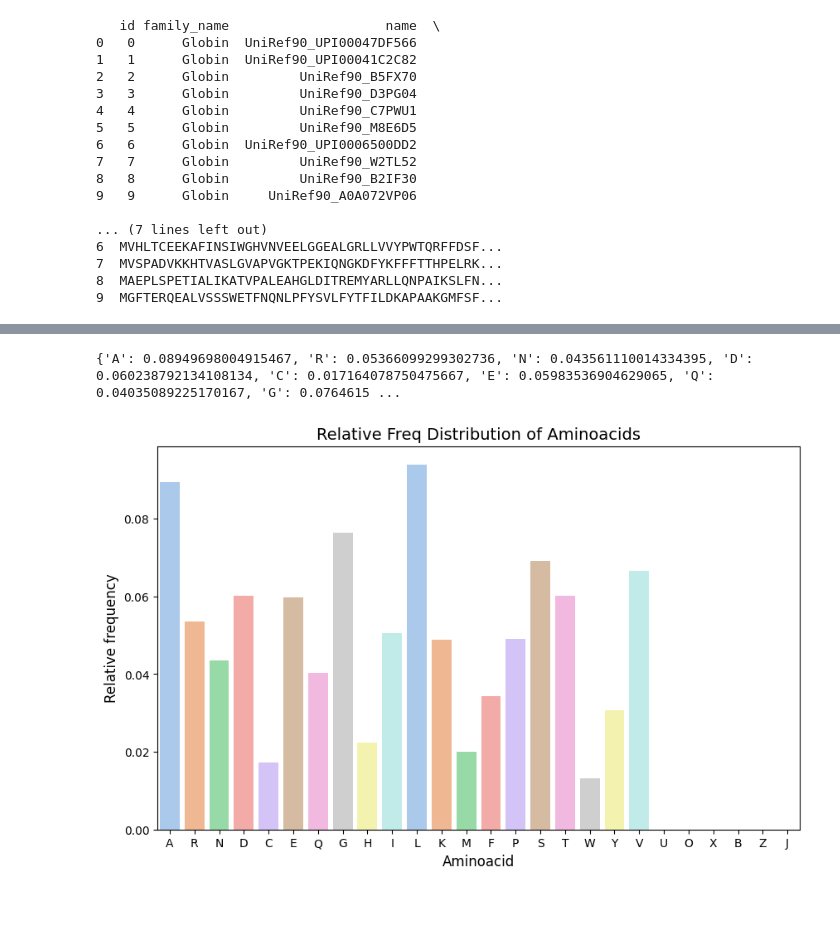
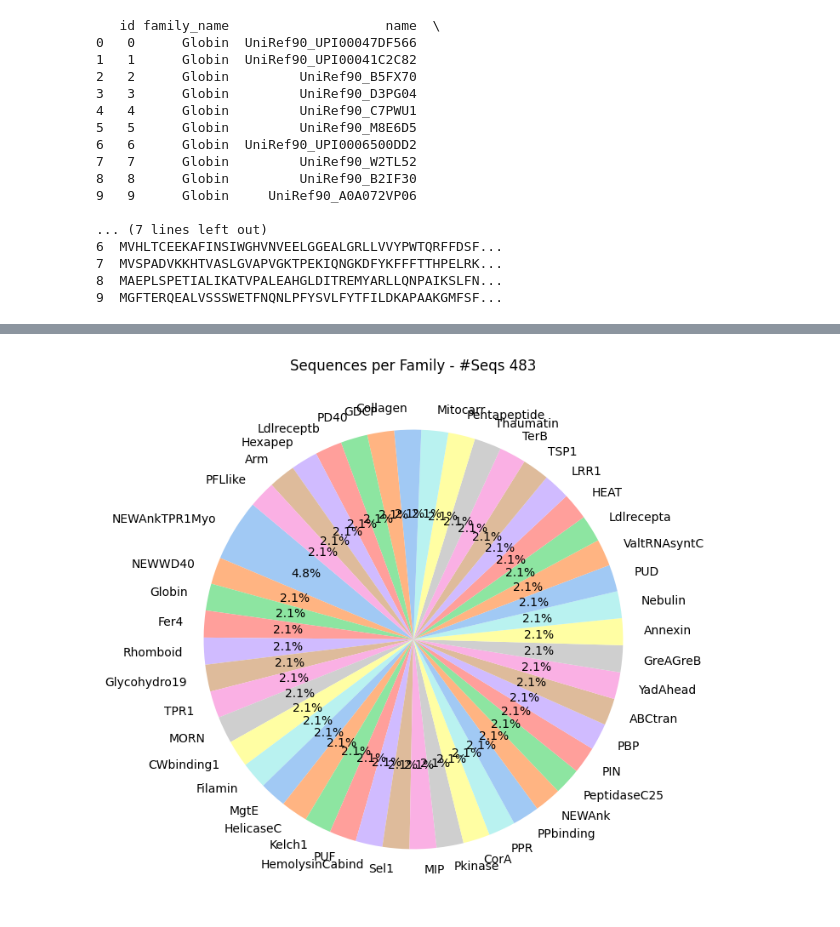
Before and after one commit to mgiordano/prot-mr-embeddings, a Jupyter notebook: corpus_prep/corpus_prep_exploration.ipynb, the cells around one changed output, grey strips where cells are left out. Saved outputs shown, nothing was run; the diff lists cells and outputs as text; code cells hidden in the pictures.

Commit message:
expanded and refactored visualizations

```diff
--- a/corpus_prep/corpus_prep_exploration.ipynb
+++ b/corpus_prep/corpus_prep_exploration.ipynb
@@ -27,7 +100,8 @@ input_data_root_path = os.environ.get("INPUT_DATA_ROOT_PATH")
 ### 2.1. Sequence dataset
 # %%
 
-test_sequence_df = corpus_prep.load_sequence_dataset(input_data_root_path, corpus_prep.TEST_GROUP_DATASET_NAME)
+test_sequence_df = corpus_prep.load_sequence_dataset(input_data_root_path, dataset_names.TEST_GROUP)
+print(len(test_sequence_df))
 print(test_sequence_df.head(10))
 # %% [output]
    id family_name                    name  \
@@ -66,23 +123,0 @@ plt.show()
-# %%
-# 3. Explore sequence length distribution
-
-test_sequence_df['sequence_length'] = test_sequence_df['sequence'].apply(len)
-
-# 4. Create a histogram using Seaborn
-plt.figure(figsize=(10, 6))
-ts_sl_histplot = sns.histplot(test_sequence_df['sequence_length'], kde=False, bins=20)
-
-# Add labels to each bar
-for p in ts_sl_histplot.patches:
-    height = p.get_height()
-    if height > 0:
-        ts_sl_histplot.text(p.get_x() + p.get_width() / 2., height + 3, int(height), ha="center")
-
-# 5. Set custom x-axis ticks
-plt.xticks(np.arange(0, test_sequence_df['sequence_length'].max() + 500, 1000))
-plt.title('Histogram of Sequence Lengths')
-plt.xlabel('Sequence Length')
-plt.ylabel('Frequency')
-
-# 5. Show the histogram
-plt.show()
@@ -91,22 +124,4 @@ plt.show()
-# %%
-letter_probs = corpus_prep.count_aminoacid_frequency(test_sequence_df)
-
-# Extract letters and probabilities
-letters = list(letter_probs.keys())
-probabilities = list(letter_probs.values())
-
-# Create the bar plot using Seaborn
-plt.figure(figsize=(10, 6))
-sns.barplot(x=letters, y=probabilities, hue=letters, dodge=False, palette="pastel")  # Assign 'letters' to 'hue'
-
-# Add labels and title
-plt.xlabel("Aminoacid", fontsize=12)
-plt.ylabel("Relative frequency", fontsize=12)
-plt.title("Relative Freq Distribution of Aminoacids", fontsize=14)
-plt.legend([],[], frameon=False) # Remove legend
-
-# Show the plot
-plt.show()
-# %% [output]
-{'A': 0.08949698004915467, 'R': 0.05366099299302736, 'N': 0.043561110014334395, 'D': 0.060238792134108134, 'C': 0.017164078750475667, 'E': 0.05983536904629065, 'Q': 0.04035089225170167, 'G': 0.0764615 ...
-[figure, removed]
+# %%
+plot_seq_count_by_family(test_sequence_df)
+# %% [output]
+[figure, added]
```
Also changed, not shown: parts of 20 cells of this notebook.
